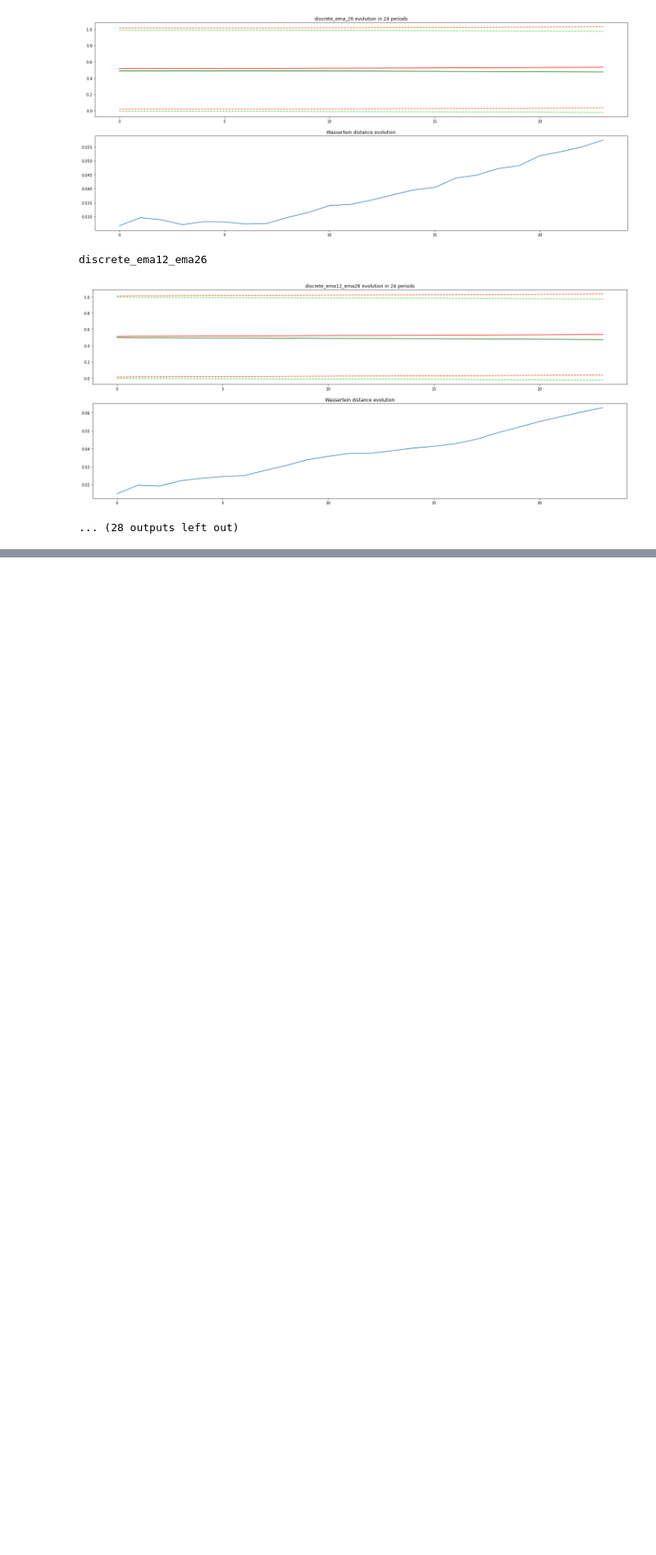
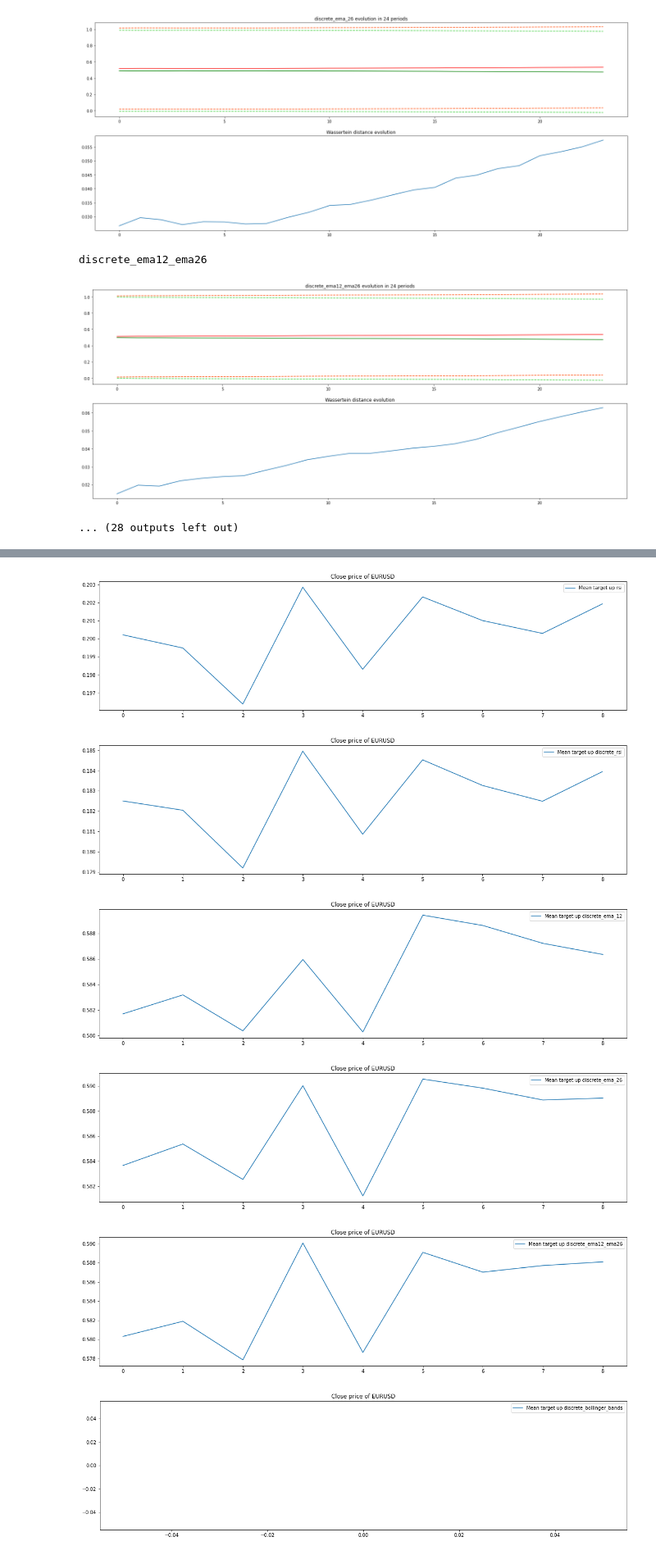
Before and after one commit to SaidJacoboDev/smart-markets, a Jupyter notebook: Chapter 1 - The data/eur_usd_analysis.ipynb, the cells around one changed output, grey strips where cells are left out. Shown at 82% size. Drawn from its saved outputs; the diff is of its cells as text; code cells hidden in the pictures; blank space fills up the shorter version.

Commit message:
add EURUSD training notebook

```diff
--- a/Chapter 1 - The data/eur_usd_analysis.ipynb
+++ b/Chapter 1 - The data/eur_usd_analysis.ipynb
@@ -821,0 +842,31 @@ discrete_ema12_ema26
+# %%
+def get_evolution_of_feature_according_target(df, feature, max_periods_fordward):
+
+    distance_evolution = []
+
+    for i in range(1, max_periods_fordward):
+        create_target(eur_usd, i, view=False)
+
+        df_bearish = df.loc[df.target == 0]
+        df_bullish = df.loc[df.target == 1]
+
+        minimum = min(len(df_bearish), len(df_bullish))
+        df_bearish = df_bearish[0:minimum]
+        df_bullish = df_bullish[0:minimum]
+
+        dist = distance.jensenshannon(df_bearish[feature], df_bullish[feature])
+
+        distance_evolution.append(dist)
+
+    plt.figure(figsize=(20, 5))
+    plt.plot(distance_evolution, label = 'Mean target up ' + feature)
+    plt.title('Close price of EURUSD')
+    plt.legend(loc='best')
+    plt.show()
+
+
+
+
+
+
+distance.jensenshannon(eur_usd_bearish.rsi, eur_usd_bullish.rsi)
@@ -821,0 +879,14 @@ discrete_ema12_ema26
+# %%
+cols = ['rsi', 'discrete_rsi', 'discrete_ema_12', 'discrete_ema_26', 'discrete_ema12_ema26',
+        'discrete_bollinger_bands', 'discrete_macd_signal', 'discrete_macd_hist', 'discrete_macd_signal_hist',
+        'k', 'd', 'discrete_kd', 'discrete_stochastic']
+# %%
+for column in cols:
+    get_evolution_of_feature_according_target(eur_usd, column, 10)
+# %% [output]
+[figure, added]
+[figure, added]
+[figure, added]
+[figure, added]
+[figure, added]
+[figure, added]
```
Also changed, not shown: parts of 32 cells of this notebook, 1 other file.
